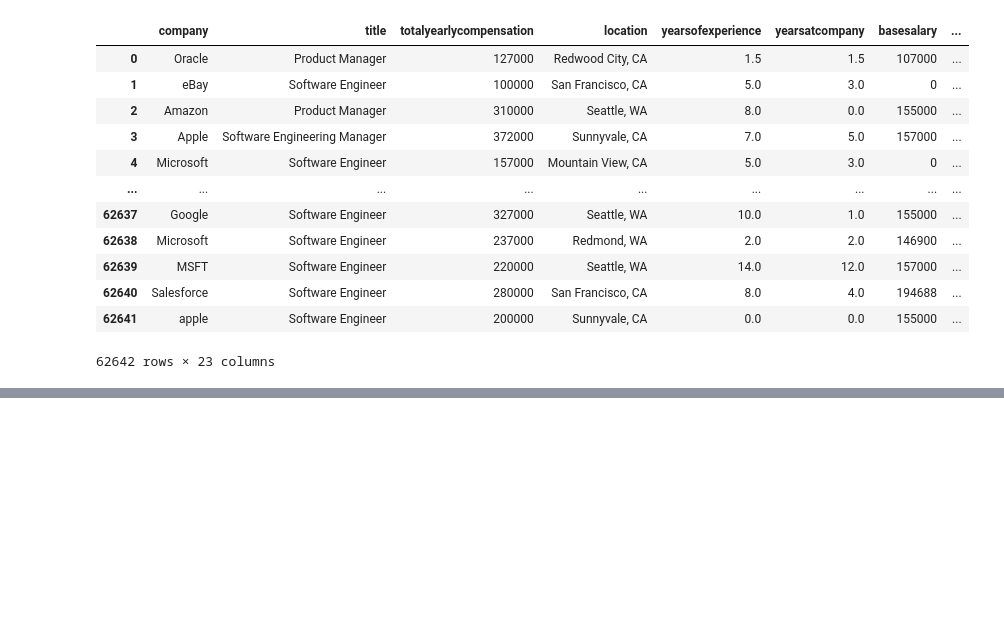
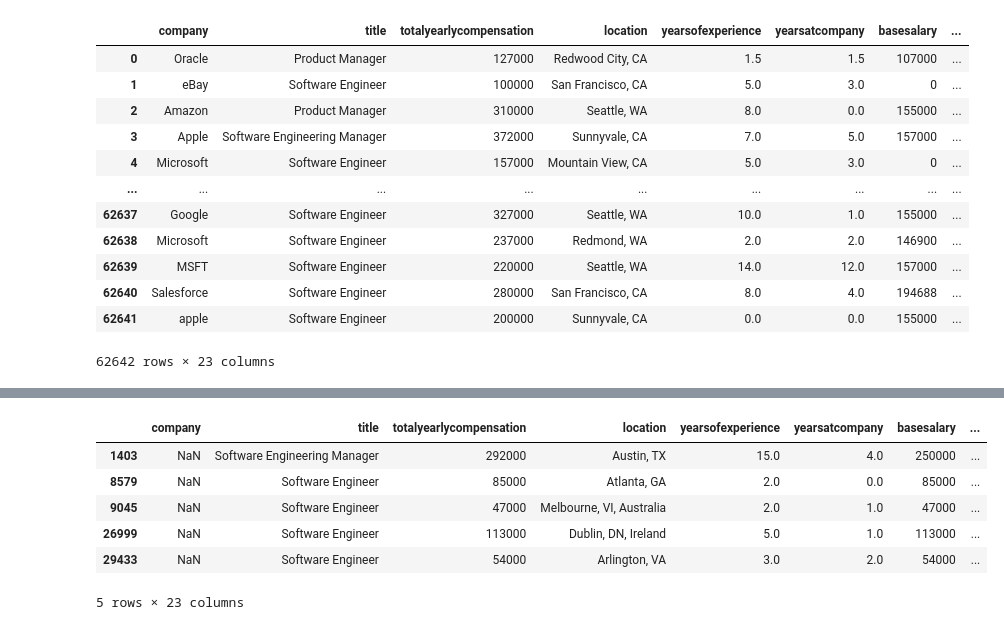
Before and after one commit to mgsrichard/Capstone-Project, a Jupyter notebook: Cleaning Data.ipynb, the cells around one changed output, grey strips where cells are left out. Drawn from its saved outputs; the diff is of its cells as text; code cells hidden in the pictures; blank space fills up the shorter version.

```diff
--- a/Cleaning Data.ipynb
+++ b/Cleaning Data.ipynb
@@ -33,0 +176,12 @@ salaries_df
+# %%
+#Check out 5 NaN values in company
+company_nan = salaries_df.loc[pd.isna(salaries_df['company'])]
+company_nan
+# %% [output]
+|  | company | title | totalyearlycompensation | location | yearsofexperience | yearsatcompany | basesalary | ... |
+| 1403 | NaN | Software Engineering Manager | 292000 | Austin, TX | 15.0 | 4.0 | 250000 | ... |
+| 8579 | NaN | Software Engineer | 85000 | Atlanta, GA | 2.0 | 0.0 | 85000 | ... |
+| 9045 | NaN | Software Engineer | 47000 | Melbourne, VI, Australia | 2.0 | 1.0 | 47000 | ... |
+| 26999 | NaN | Software Engineer | 113000 | Dublin, DN, Ireland | 5.0 | 1.0 | 113000 | ... |
+| 29433 | NaN | Software Engineer | 54000 | Arlington, VA | 3.0 | 2.0 | 54000 | ... |
+5 rows × 23 columns
```
Also changed, not shown: parts of 24 cells of this notebook, 1 other file.
